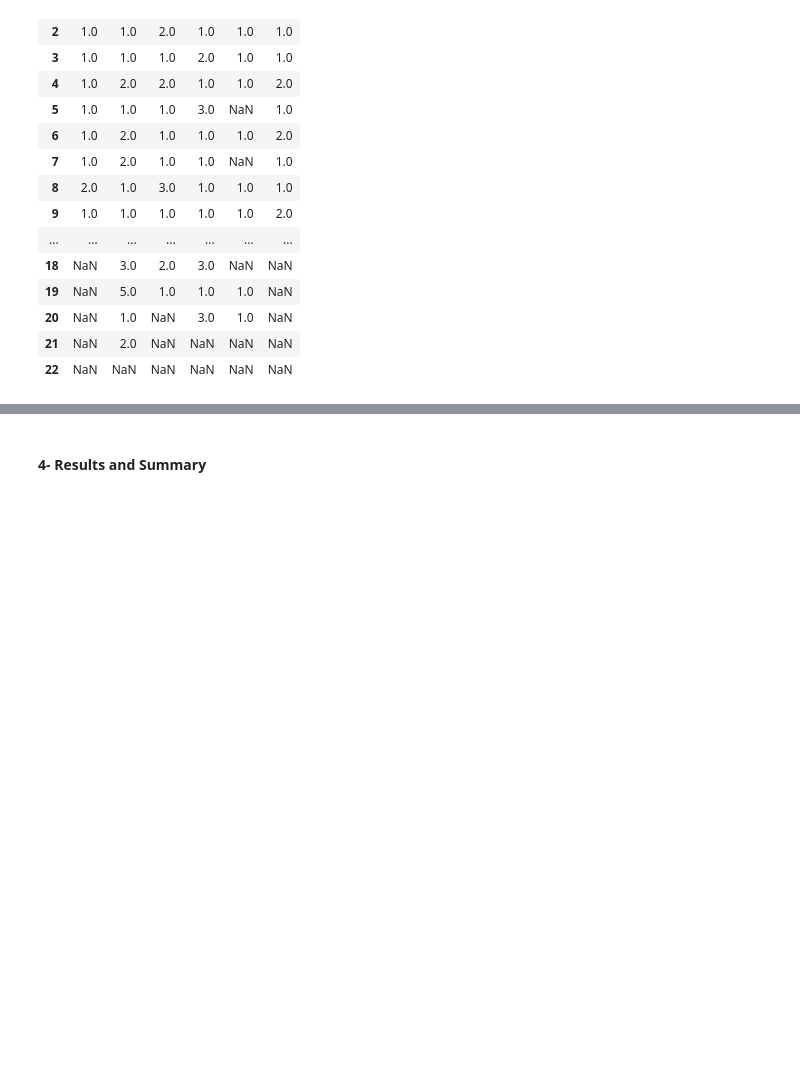
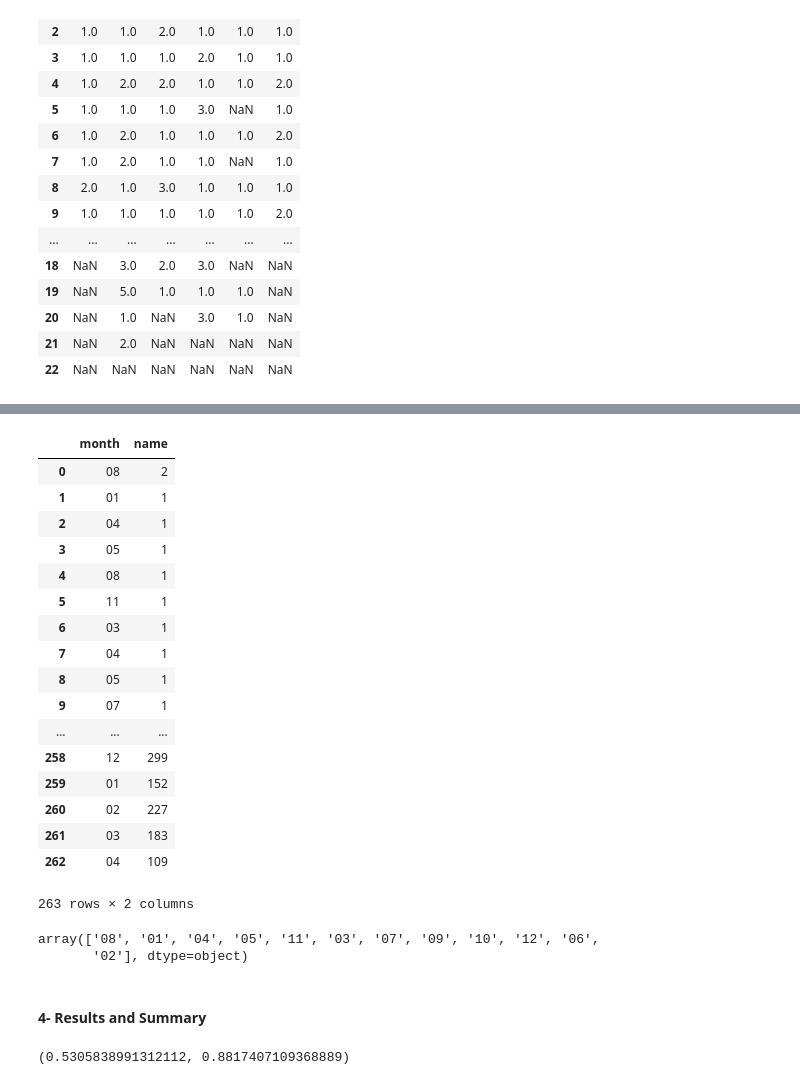
Before and after one commit to mort8Q/ds-task, a Jupyter notebook: ds-task.ipynb, the cells around one changed output, grey strips where cells are left out. Saved outputs shown, nothing was run; the diff lists cells and outputs as text; code cells hidden in the pictures; blank space fills up the shorter version.

Commit message:
end of analysis

```diff
--- a/ds-task.ipynb
+++ b/ds-task.ipynb
@@ -203,0 +223,24 @@ data_year_month_wide
+# %%
+# preparing the data for anova analysis
+data_anova = data_year_month[['month', 'name']]
+# %%
+data_anova
+# %% [output]
+|  | month | name |
+| 0 | 08 | 2 |
+| 1 | 01 | 1 |
+| 2 | 04 | 1 |
+| 3 | 05 | 1 |
+| 4 | 08 | 1 |
+| 5 | 11 | 1 |
+| 6 | 03 | 1 |
+| 7 | 04 | 1 |
+| 8 | 05 | 1 |
+| 9 | 07 | 1 |
+| ... | ... | ... |
+| 258 | 12 | 299 |
+| 259 | 01 | 152 |
+| 260 | 02 | 227 |
+| 261 | 03 | 183 |
+| 262 | 04 | 109 |
+263 rows × 2 columns
@@ -203,0 +254,5 @@ data_year_month_wide
+# %%
+groups
+# %% [output]
+array(['08', '01', '04', '05', '11', '03', '07', '09', '10', '12', '06',
+       '02'], dtype=object)
@@ -204,2 +263,6 @@ data_year_month_wide
 # %% [markdown]
 #### 4- Results and Summary
+# %%
+f, p
+# %% [output]
+(0.5305838991312112, 0.8817407109368889)
```
Also changed, not shown: parts of 13 cells of this notebook.
